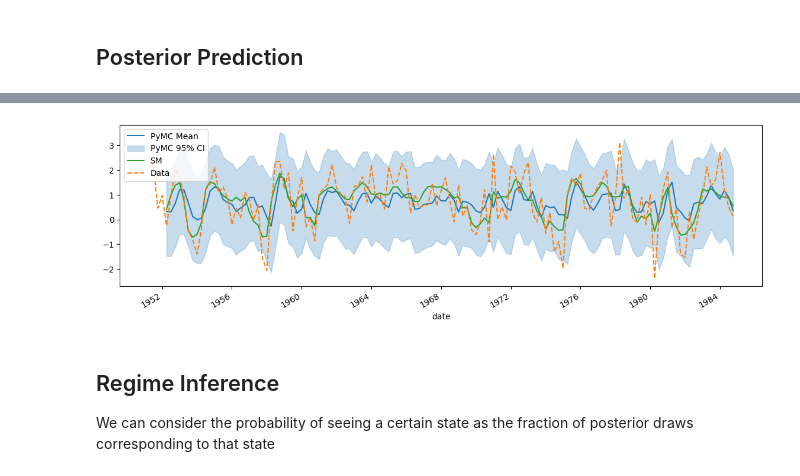
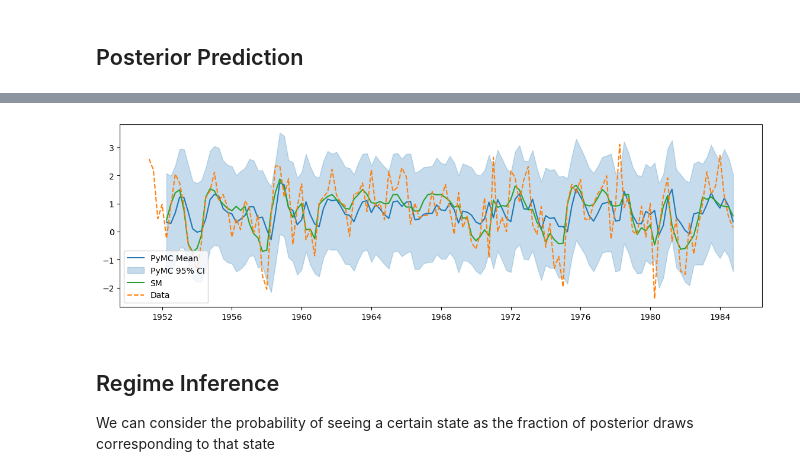
Before and after one commit to pymc-devs/pymc-extras, a Jupyter notebook: notebooks/discrete_markov_chain.ipynb, the cells around one changed output, grey strips where cells are left out. Saved outputs shown, nothing was run; the diff lists cells and outputs as text; code cells hidden in the pictures.

Commit message:
fixed UserWarning with ax.plot

```diff
--- a/notebooks/discrete_markov_chain.ipynb
+++ b/notebooks/discrete_markov_chain.ipynb
@@ -284,17 +284,17 @@ sm_preds = res_hamilton.predict()
 # %%
 fig, ax = plt.subplots(figsize=(14, 4))
 ax.plot(mu.coords["obs_dates"], mu, label="PyMC Mean")
 ax.fill_between(
     mu.coords["obs_dates"], ci05, ci95, alpha=0.25, color="tab:blue", label="PyMC 95% CI"
 )
 
 ax.plot(sm_preds, color="tab:green", label="SM")
-dta_hamilton.plot(ax=ax, ls="--", color="tab:orange", label="Data")
+ax.plot(dta_hamilton, ls="--", color="tab:orange", label="Data")
 
 ax.legend()
 plt.show()
 # %% [output]
-[figure, old version]
+[figure, new version]
 # %% [markdown]
 ## Regime Inference
 
```
Also changed, not shown: parts of 9 cells of this notebook.
